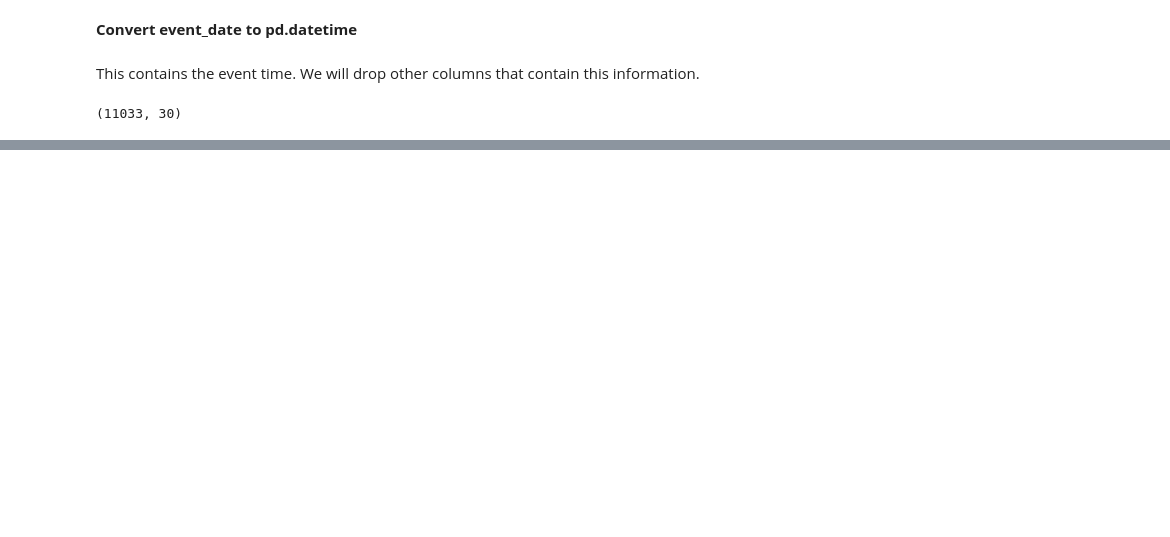
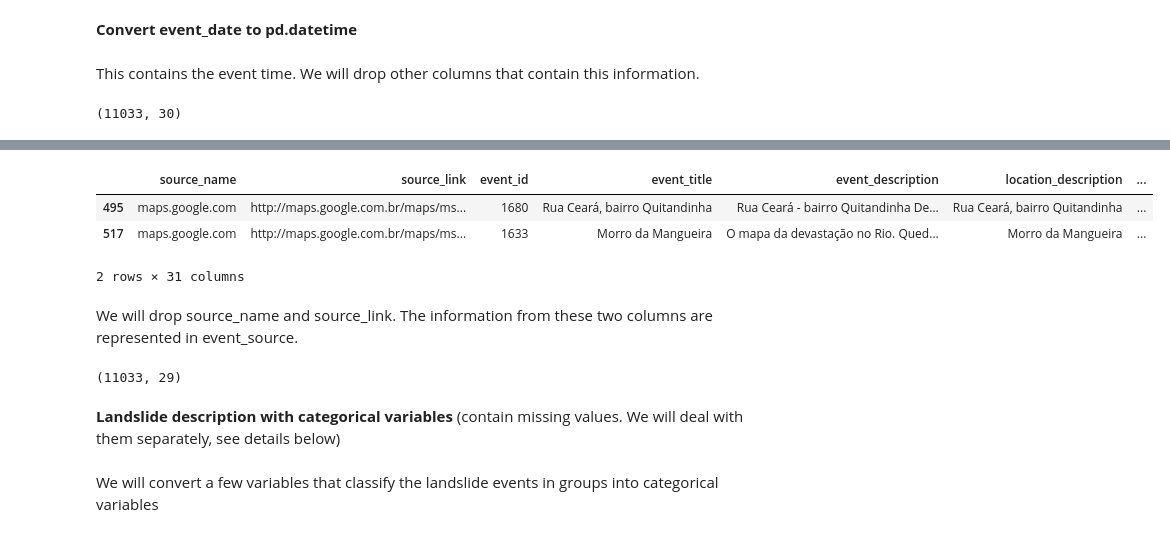
Before and after one commit to yuki172/global-landslide, a Jupyter notebook: main.ipynb, the cells around one changed output, grey strips where cells are left out. Drawn from its saved outputs; the diff is of its cells as text; code cells hidden in the pictures; blank space fills up the shorter version.

```diff
--- a/main.ipynb
+++ b/main.ipynb
@@ -46,0 +80,19 @@ landslide_data.shape
+# %%
+def getEventSource(row):
+    source = 'Others'
+    if row['source_name'] in major_sources:
+        source = row['source_name']
+    row['event_source'] = source
+    return row
+landslide_data = landslide_data.apply(getEventSource, axis=1)
+# %%
+landslide_data['event_source'] = landslide_data['event_source'].astype('category')
+# %%
+landslide_data[landslide_data['source_name'] == 'maps.google.com'].head(2)
+# %% [output]
+|  | source_name | source_link | event_id | event_title | event_description | location_description | ... |
+| 495 | maps.google.com | http://maps.google.com.br/maps/ms... | 1680 | Rua Ceará, bairro Quitandinha | Rua Ceará - bairro Quitandinha De... | Rua Ceará, bairro Quitandinha | ... |
+| 517 | maps.google.com | http://maps.google.com.br/maps/ms... | 1633 | Morro da Mangueira | O mapa da devastação no Rio. Qued... | Morro da Mangueira | ... |
+2 rows × 31 columns
+# %% [markdown]
+We will drop source_name and source_link. The information from these two columns are represented in event_source.
@@ -46,0 +101,8 @@ landslide_data.shape
+# %%
+landslide_data.shape
+# %% [output]
+(11033, 29)
+# %% [markdown]
+<div style="font-size: 15px"><b>Landslide description with categorical variables</b> <span>(contain missing values. We will deal with them separately, see details below)</span></div>
+# %% [markdown]
+We will convert a few variables that classify the landslide events in groups into categorical variables
```
Also changed, not shown: parts of 42 cells of this notebook, 1 other file.
